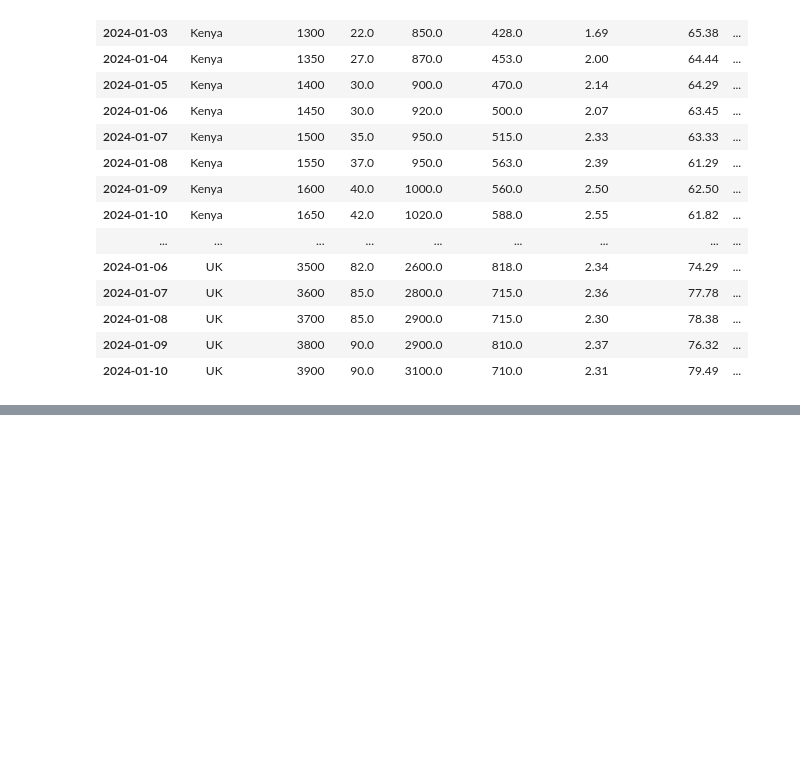
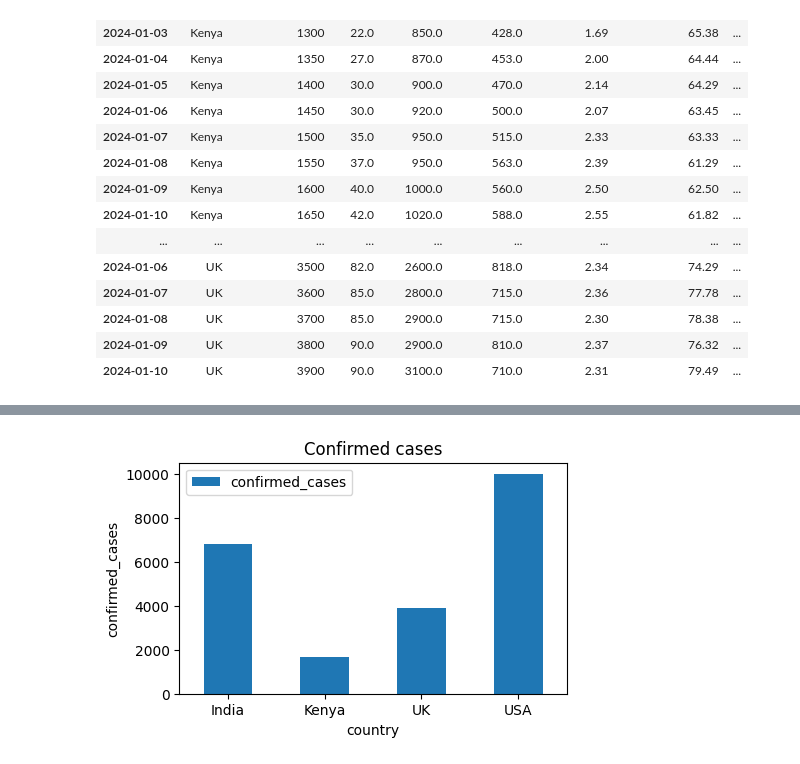
Before and after one commit to Majok-Bol/covid_data, a Jupyter notebook: covid_data_analytics.ipynb, the cells around one changed output, grey strips where cells are left out. Cells and saved outputs as stored; diff of their text form; code cells hidden in the pictures; blank space fills up the shorter version.

Commit message:
plot bar graphs for covid reports

```diff
--- a/covid_data_analytics.ipynb
+++ b/covid_data_analytics.ipynb
@@ -328,3 +332,12 @@ covid_data_copy
 | 2024-01-08 | UK | 3700 | 85.0 | 2900.0 | 715.0 | 2.30 | 78.38 | ... |
 | 2024-01-09 | UK | 3800 | 90.0 | 2900.0 | 810.0 | 2.37 | 76.32 | ... |
 | 2024-01-10 | UK | 3900 | 90.0 | 3100.0 | 710.0 | 2.31 | 79.49 | ... |
+# %%
+#add total rate check
+#to check if totals add to 100%
+covid_data_copy["total_rate_check"]=(
+ covid_data_copy["death_rate_%"] +
+    covid_data_copy["recoveries_rate_%"] +
+    covid_data_copy["active_cases_rate_%"]
+).round(2)
+covid_data_copy
@@ -330,0 +403,7 @@ covid_data_copy
+# %%
+country_totals=(
+    covid_data_copy.sort_values(["country","date"])
+    .groupby("country")
+    .last()[["confirmed_cases","deaths","recoveries","active_cases"]]
+)
+country_totals
@@ -330,0 +469,13 @@ covid_data_copy
+# %%
+#fetch confirmed cases from each country
+#plot bar graph
+confirmed_cases=country_totals[["confirmed_cases"]]
+confirmed_cases.plot(kind="bar",figsize=(5,3))
+plt.title("Confirmed cases")
+plt.xlabel("country")
+plt.ylabel("confirmed_cases")
+plt.xticks(rotation=0)
+plt.savefig("covid_confirmed_cases.png")
+# plt.show()
+# %% [output]
+[figure, added]
```
Also changed, not shown: parts of 13 cells of this notebook, 11 other files.
